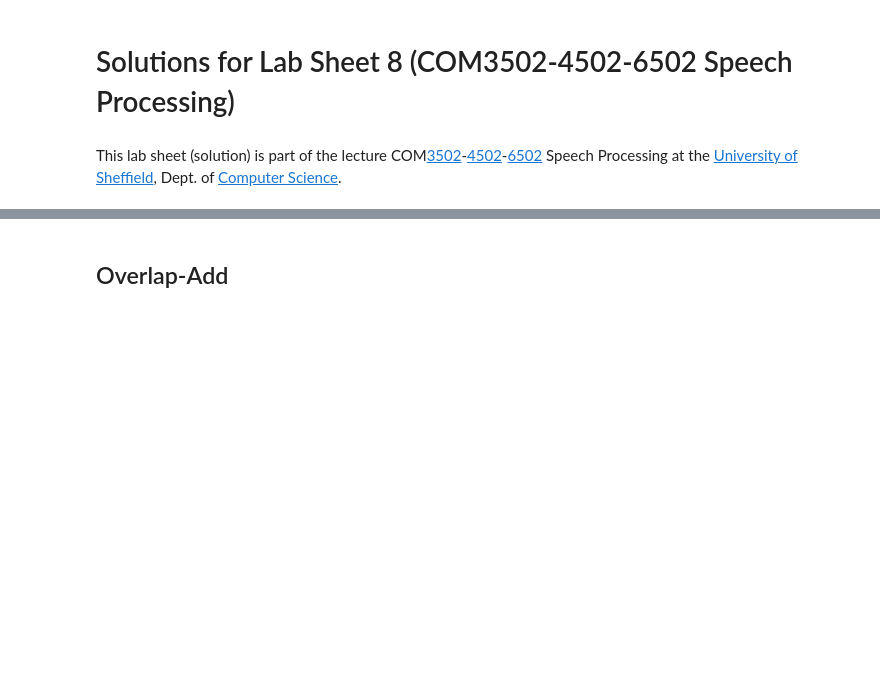
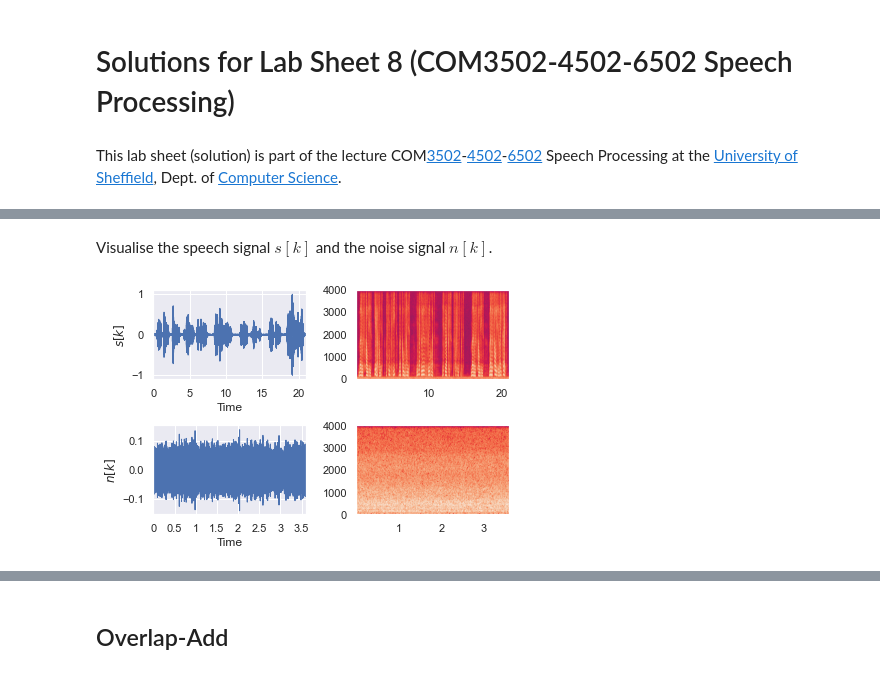
Before and after one commit to sap-shef/SpeechProcesssingLab, a Jupyter notebook: Lab-Sheet-Solutions/Lab-Sheet-8-Solution.ipynb, the cells around one changed output, grey strips where cells are left out. Saved outputs shown, nothing was run; the diff lists cells and outputs as text; code cells hidden in the pictures; blank space fills up the shorter version.

```diff
--- a/Lab-Sheet-Solutions/Lab-Sheet-8-Solution.ipynb
+++ b/Lab-Sheet-Solutions/Lab-Sheet-8-Solution.ipynb
@@ -14,0 +24,7 @@ import numpy as np               # math
+# %%
+# download speech and noise example files
+s_file_name = 'speech_8kHz_murder.wav'
+!curl https://staffwww.dcs.shef.ac.uk/people/S.Goetze/sound/{s_file_name} -o {s_file_name}
+
+n_file_name = 'noise_8kHz.wav'
+!curl https://staffwww.dcs.shef.ac.uk/people/S.Goetze/sound/{n_file_name} -o {n_file_name}
@@ -14,0 +42,28 @@ import numpy as np               # math
+# %%
+# load speech wave into variable
+s, sr_s = sf.read(s_file_name)
+
+# load noise wave into variable
+n, sr_n = sf.read(n_file_name)
+# %% [markdown]
+Visualise the speech signal $s[k]$ and the noise signal $n[k]$.
+# %%
+import librosa.display
+
+# Plot audio and noise
+plt.subplot(2,2,1)
+librosa.display.waveplot(s44, sr=sr_s)
+plt.ylabel('$s[k]$')
+plt.subplot(2,2,3)
+librosa.display.waveplot(n, sr=sr_n)
+plt.ylabel('$n[k]$');
+plt.subplot(2,2,2)
+plt.specgram(s, Fs=sr_s);
+plt.grid(False)
+plt.subplot(2,2,4)
+plt.specgram(n, Fs=sr_n);
+plt.grid(False)
+
+plt.tight_layout()
+# %% [output]
+[figure, added]
```
Also changed, not shown: parts of 12 cells of this notebook, 5 other files.
